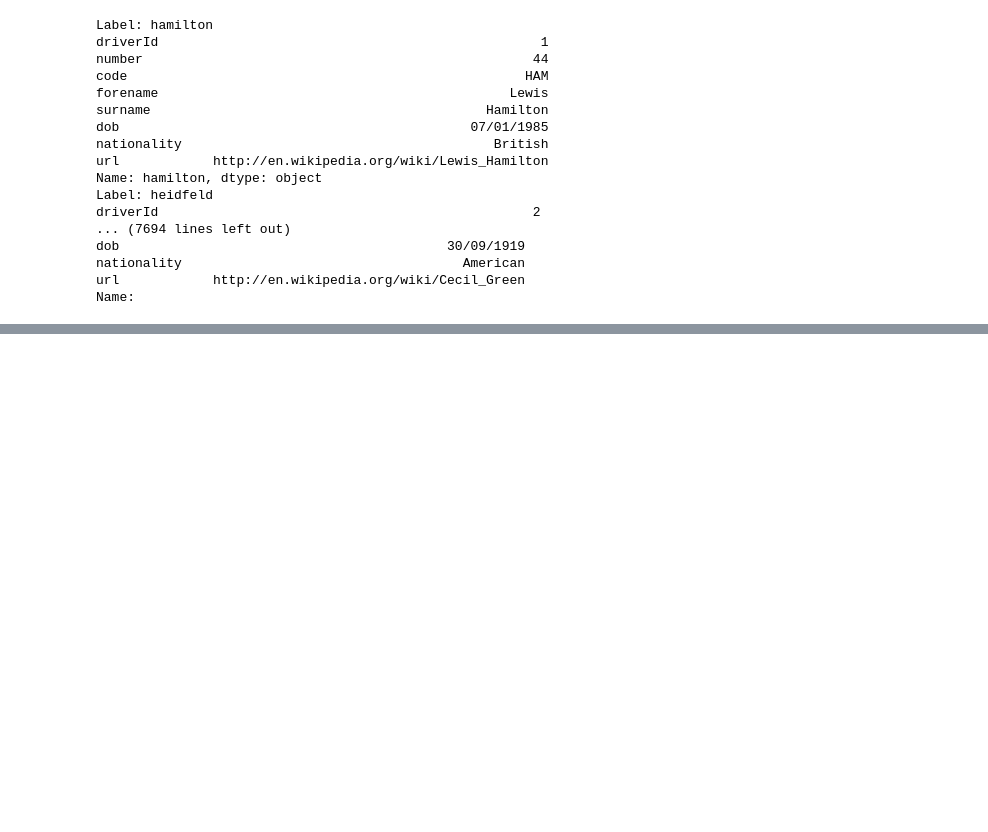
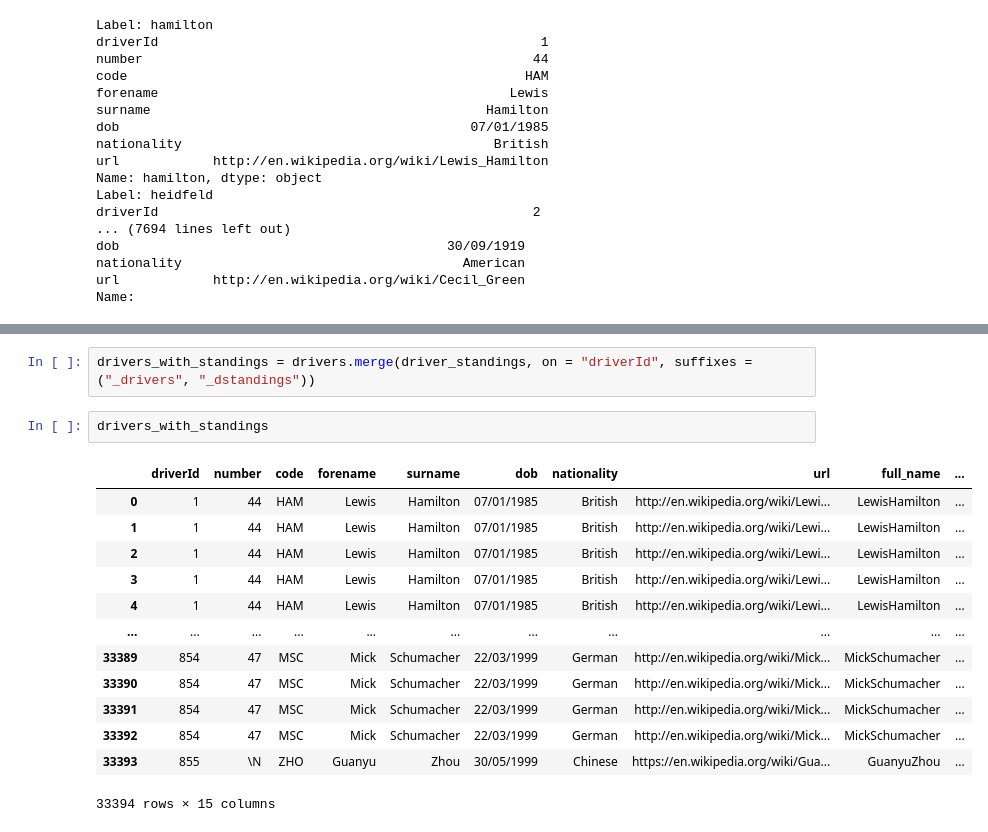
Before and after one commit to Katems22/Kate-O-Repository, a Jupyter notebook: KOR Assignment 13.03.2022.ipynb, the cells around one changed output, grey strips where cells are left out. Drawn from its saved outputs; the diff is of its cells as text; blank space fills up the shorter version.

```diff
--- a/KOR Assignment 13.03.2022.ipynb
+++ b/KOR Assignment 13.03.2022.ipynb
@@ -623,0 +657,18 @@ Name:
+# %%
+drivers_with_standings = drivers.merge(driver_standings, on = "driverId", suffixes = ("_drivers", "_dstandings"))
+# %%
+drivers_with_standings
+# %% [output]
+|  | driverId | number | code | forename | surname | dob | nationality | url | full_name | ... |
+| 0 | 1 | 44 | HAM | Lewis | Hamilton | 07/01/1985 | British | http://en.wikipedia.org/wiki/Lewi... | LewisHamilton | ... |
+| 1 | 1 | 44 | HAM | Lewis | Hamilton | 07/01/1985 | British | http://en.wikipedia.org/wiki/Lewi... | LewisHamilton | ... |
+| 2 | 1 | 44 | HAM | Lewis | Hamilton | 07/01/1985 | British | http://en.wikipedia.org/wiki/Lewi... | LewisHamilton | ... |
+| 3 | 1 | 44 | HAM | Lewis | Hamilton | 07/01/1985 | British | http://en.wikipedia.org/wiki/Lewi... | LewisHamilton | ... |
+| 4 | 1 | 44 | HAM | Lewis | Hamilton | 07/01/1985 | British | http://en.wikipedia.org/wiki/Lewi... | LewisHamilton | ... |
+| ... | ... | ... | ... | ... | ... | ... | ... | ... | ... | ... |
+| 33389 | 854 | 47 | MSC | Mick | Schumacher | 22/03/1999 | German | http://en.wikipedia.org/wiki/Mick... | MickSchumacher | ... |
+| 33390 | 854 | 47 | MSC | Mick | Schumacher | 22/03/1999 | German | http://en.wikipedia.org/wiki/Mick... | MickSchumacher | ... |
+| 33391 | 854 | 47 | MSC | Mick | Schumacher | 22/03/1999 | German | http://en.wikipedia.org/wiki/Mick... | MickSchumacher | ... |
+| 33392 | 854 | 47 | MSC | Mick | Schumacher | 22/03/1999 | German | http://en.wikipedia.org/wiki/Mick... | MickSchumacher | ... |
+| 33393 | 855 | \N | ZHO | Guanyu | Zhou | 30/05/1999 | Chinese | https://en.wikipedia.org/wiki/Gua... | GuanyuZhou | ... |
+33394 rows × 15 columns
```
Also changed, not shown: parts of 2 cells of this notebook.
